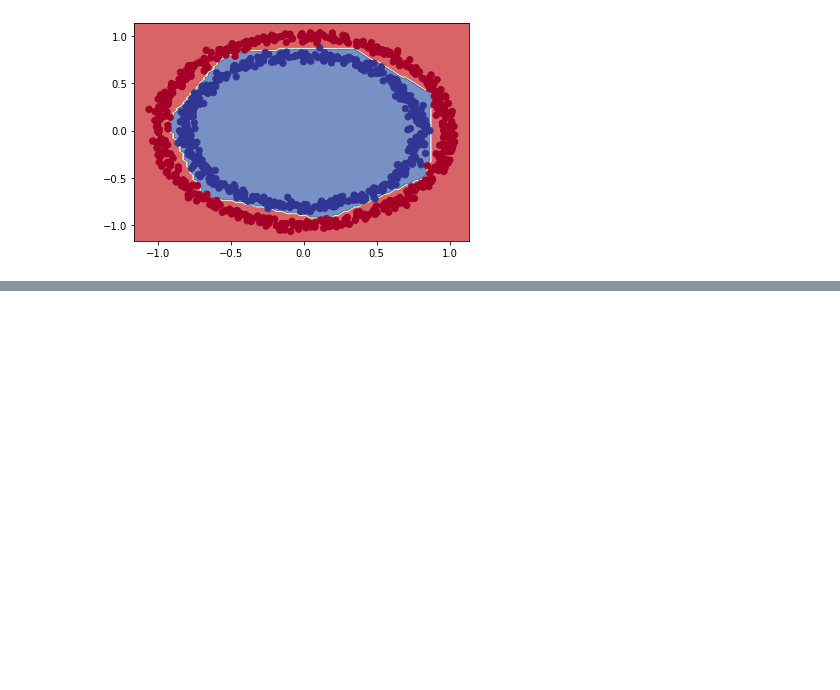
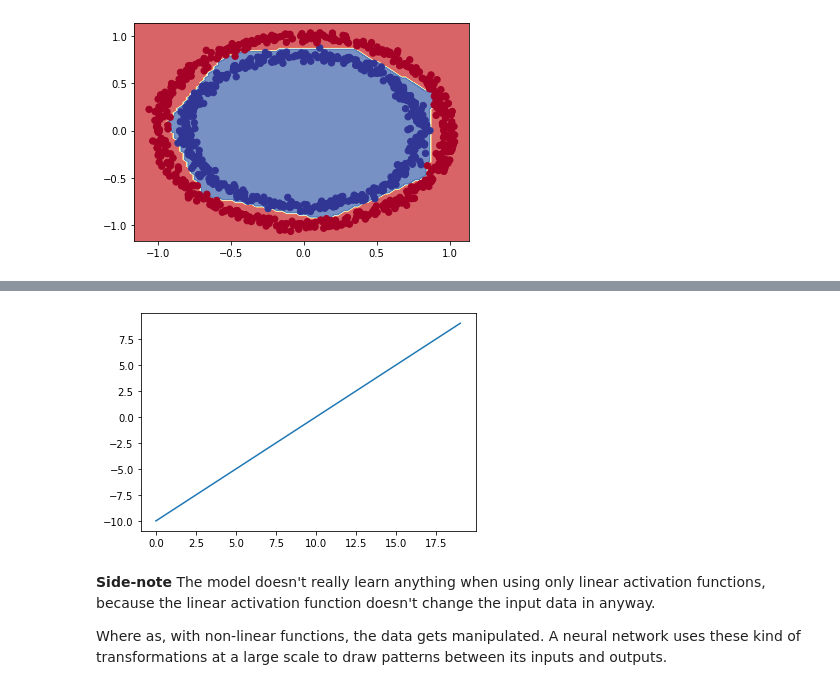
Before and after one commit to Ammar-Raneez/TF_Learning_ZTM, a Jupyter notebook: tensorflow-classification.ipynb, the cells around one changed output, grey strips where cells are left out. Saved outputs shown, nothing was run; the diff lists cells and outputs as text; code cells hidden in the pictures; blank space fills up the shorter version.

```diff
--- a/tensorflow-classification.ipynb
+++ b/tensorflow-classification.ipynb
@@ -535,0 +597,10 @@ A straight line simply could not be fit in the above dataset. Therefore, all it
+# %%
+plt.plot(tf.keras.activations.linear(A));
+# %% [output]
+[figure, added]
+# %% [markdown]
+**Side-note**
+The model doesn't really learn anything when using only linear activation
+functions, because the linear activation function doesn't change the input data in anyway.
+
+Where as, with non-linear functions, the data gets manipulated. A neural network uses these kind of transformations at a large scale to draw patterns between its inputs and outputs.
```
Also changed, not shown: parts of 11 cells of this notebook.
